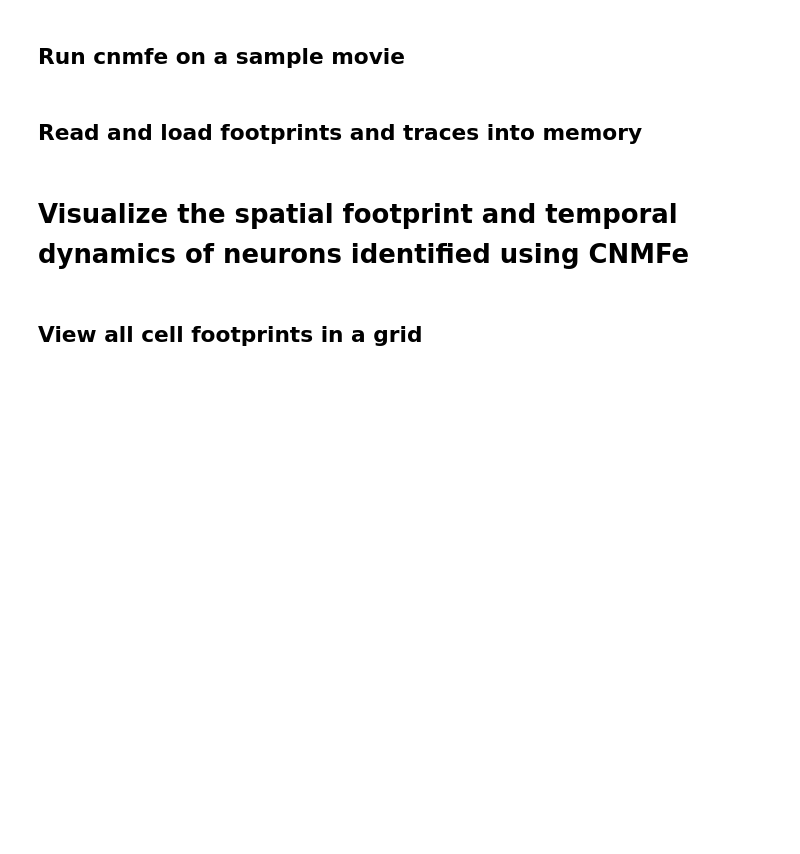
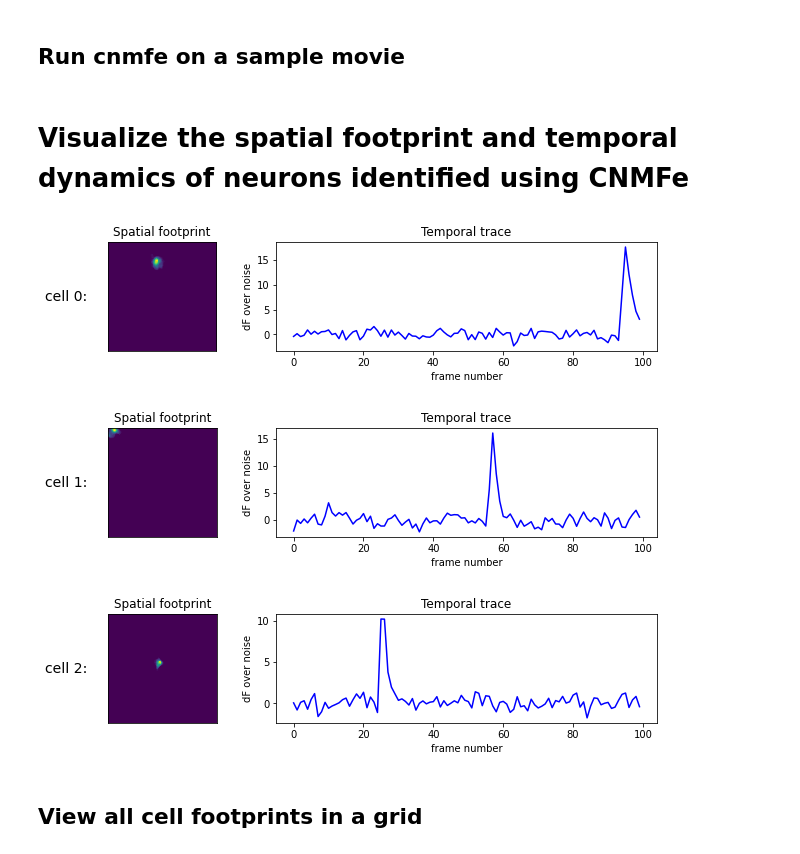
Before and after one commit to inscopix/inscopix-cnmfe, a Jupyter notebook: Inscopix_CNMFe_Demo.ipynb, the cells around one changed output. Cells and saved outputs as stored; diff of their text form; code cells hidden in the pictures; blank space fills up the shorter version.

Commit message:
DPD-170 change footprints order; update demo notebook

```diff
--- a/Inscopix_CNMFe_Demo.ipynb
+++ b/Inscopix_CNMFe_Demo.ipynb
@@ -16,7 +14,7 @@ from matplotlib import cm
 # %% [markdown]
 ## Run cnmfe on a sample movie
 # %%
-inscopix_cnmfe.run_cnmfe(
+footprints, traces = inscopix_cnmfe.run_cnmfe(
     input_movie_path='test/data/movie.tif',
     output_dir_path='output',
     output_filetype=0,
@@ -34,8 +32,3 @@ inscopix_cnmfe.run_cnmfe(
     patch_overlap=20,
     trace_output_units=1
 )
-# %% [markdown]
-## Read and load footprints and traces into memory
-# %%
-footprints = io.imread('output/movie_footprints.tiff')
-traces = pd.read_csv('output/movie_traces.csv')
@@ -46,33 +37,36 @@ traces.head()
 # %%
 # number of neurons we wish to visualize
 num_neurons = 3
 
 for neuron_index in range(num_neurons):
-    neuron_name = traces.columns[neuron_index + 1]
-
+    # instantiate figure
     fig, axes = plt.subplots(1, 2, figsize=(10, 2), gridspec_kw={'width_ratios': [1, 3]})
 
     # spatial footprint
     axes[0].imshow(footprints[neuron_index])
     axes[0].set_title("Spatial footprint")
     axes[0].grid(False)
     axes[0].set_xticks([])
     axes[0].set_yticks([])
 
     # temporal dynamics
     axes[1].set_title("Temporal trace")
-    axes[1].plot(traces[neuron_name], label='neuron {0}'.format(neuron_name), color='blue')
+    axes[1].plot(traces[neuron_index], label='neuron {0}'.format(neuron_index), color='blue')
     axes[1].set_ylabel("dF over noise")
     axes[1].set_xlabel("frame number")
 
     plt.suptitle(
-        'cell {0}:'.format(neuron_name),
+        'cell {0}:'.format(neuron_index),
         x=0.08,
         y=0.55,
         fontsize=14
     )
 
     plt.show()
+# %% [output]
+[figure, added]
+[figure, added]
+[figure, added]
 # %% [markdown]
 ## View all cell footprints in a grid
 # %%
```
Also changed, not shown: parts of 13 cells of this notebook, 1 other file.
